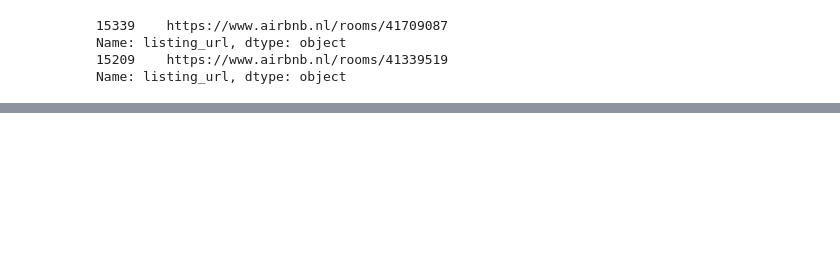
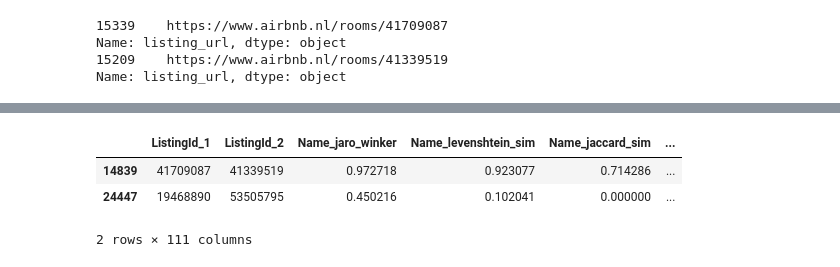
Before and after one commit to Amsterdam-Internships/Double-Listing, a Jupyter notebook: Code/Unsupervised.ipynb, the cells around one changed output, grey strips where cells are left out. Cells and saved outputs as stored; diff of their text form; code cells hidden in the pictures; blank space fills up the shorter version.

```diff
--- a/Code/Unsupervised.ipynb
+++ b/Code/Unsupervised.ipynb
@@ -59,0 +76,7 @@ df_uns_label.to_csv('df_uns_label.csv',index=False)
+# %%
+df_uns_label[df_uns_label['weights']==1]
+# %% [output]
+|  | ListingId_1 | ListingId_2 | Name_jaro_winker | Name_levenshtein_sim | Name_jaccard_sim | ... |
+| 14839 | 41709087 | 41339519 | 0.972718 | 0.923077 | 0.714286 | ... |
+| 24447 | 19468890 | 53505795 | 0.450216 | 0.102041 | 0.000000 | ... |
+2 rows × 111 columns
```
Also changed, not shown: parts of 5 cells of this notebook, 5 other files.
